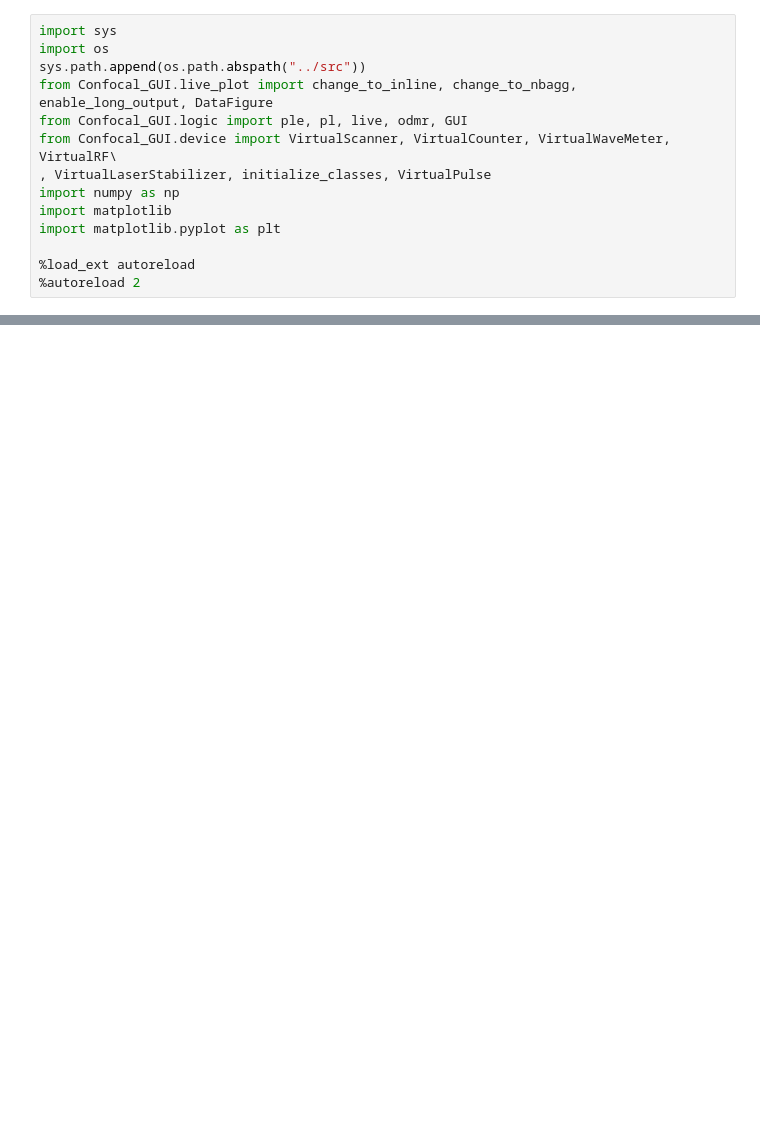
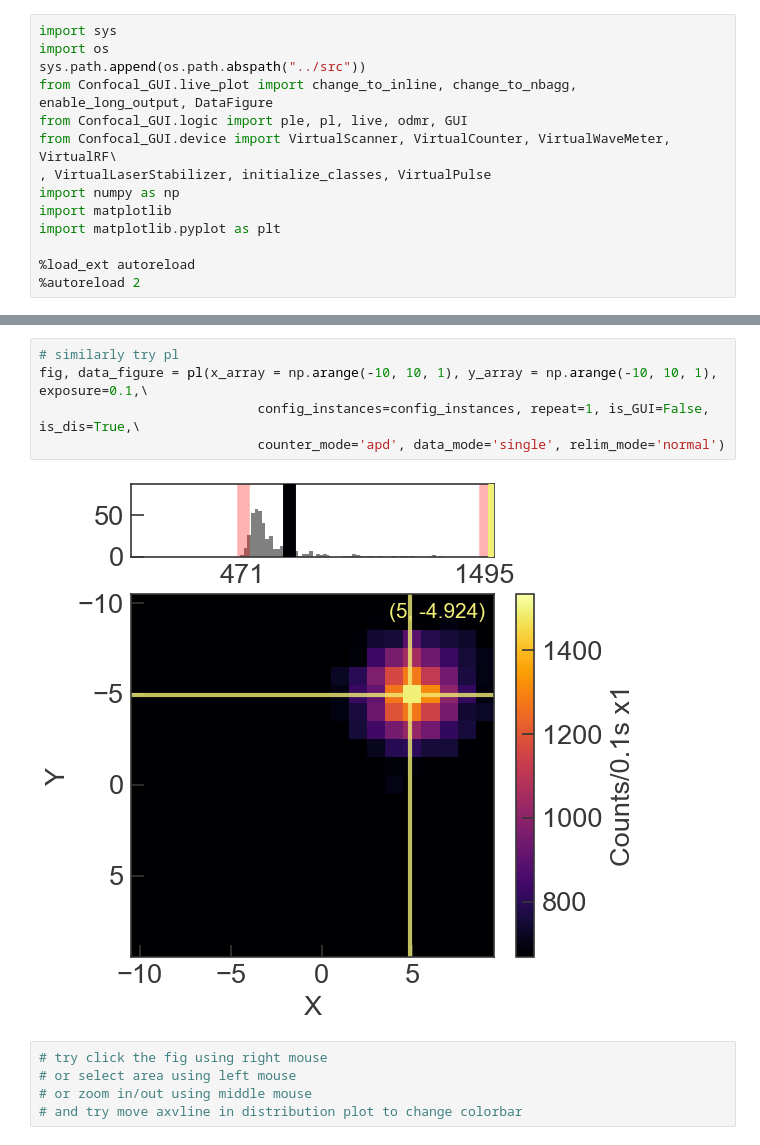
Before and after one commit to QuantumshWu/Confocal-GUI, a Jupyter notebook: jupyter notebook examples/examples with virtual devices.ipynb, the cells around one changed output, grey strips where cells are left out. Saved outputs shown, nothing was run; the diff lists cells and outputs as text; blank space fills up the shorter version.

```diff
--- a/jupyter notebook examples/examples with virtual devices.ipynb
+++ b/jupyter notebook examples/examples with virtual devices.ipynb
@@ -181,0 +155,12 @@ _, popt = data_figure.lorent()
+# %%
+# similarly try pl
+fig, data_figure = pl(x_array = np.arange(-10, 10, 1), y_array = np.arange(-10, 10, 1), exposure=0.1,\
+                            config_instances=config_instances, repeat=1, is_GUI=False, is_dis=True,\
+                            counter_mode='apd', data_mode='single', relim_mode='normal')
+# %% [output]
+[figure, added]
+# %%
+# try click the fig using right mouse
+# or select area using left mouse
+# or zoom in/out using middle mouse
+# and try move axvline in distribution plot to change colorbar
```
Also changed, not shown: parts of 157 cells of this notebook, 19 other files.
